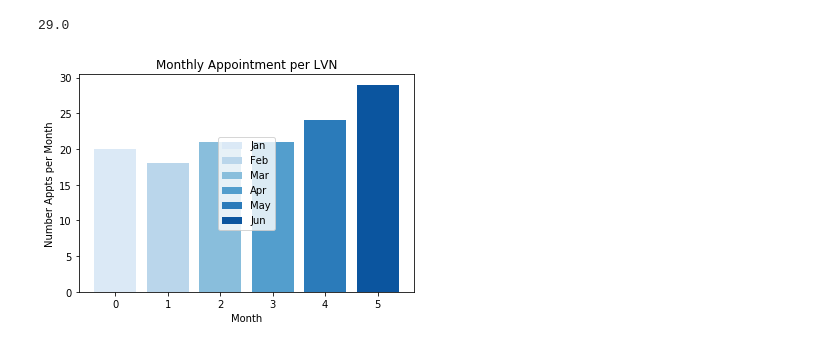
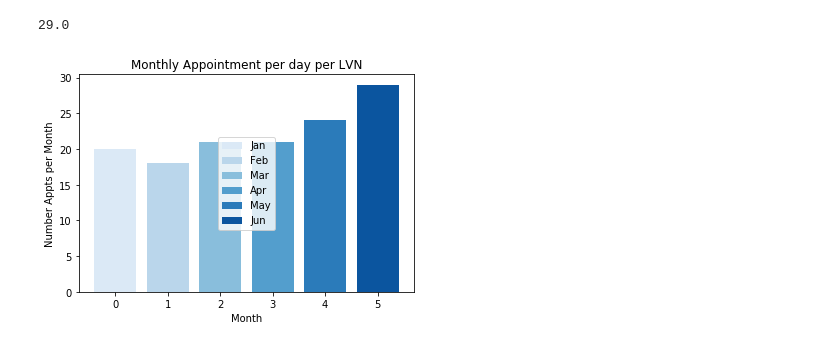
Before and after one commit to ThoaShook/Analyst_Test_Tasks, a Jupyter notebook: LVN_Tapestry_Appts/Num_appts_perLVN_perMonth.ipynb, the cells around one changed output. Saved outputs shown, nothing was run; the diff lists cells and outputs as text; code cells hidden in the pictures.

```diff
--- a/LVN_Tapestry_Appts/Num_appts_perLVN_perMonth.ipynb
+++ b/LVN_Tapestry_Appts/Num_appts_perLVN_perMonth.ipynb
@@ -332,16 +332,16 @@ round(avg_appt_per_LVN_per_day_Jun)
 # %%
 # Plot the average number of appointment per LVN per day in each month
 
 x=['Jan','Feb','Mar','Apr','May','Jun']
 y=[20,18,21,21,24,29]
 sns.set_context(rc={"figure.figsize": (32, 48)})
 nd = np.arange(6)
 width=0.8
 fig = plt.bar(nd, y, color=sns.color_palette("Blues",6))
 plt.legend(fig, ['Jan','Feb','Mar','Apr','May','Jun'], loc = "center")
 plt.xlabel('Month')
 plt.ylabel('Number Appts per Month')
-plt.title('Monthly Appointment per LVN')
+plt.title('Monthly Appointment per day per LVN')
 plt.show()
 # %% [output]
-[figure, old version]
+[figure, new version]
```
Also changed, not shown: parts of 8 cells of this notebook.
